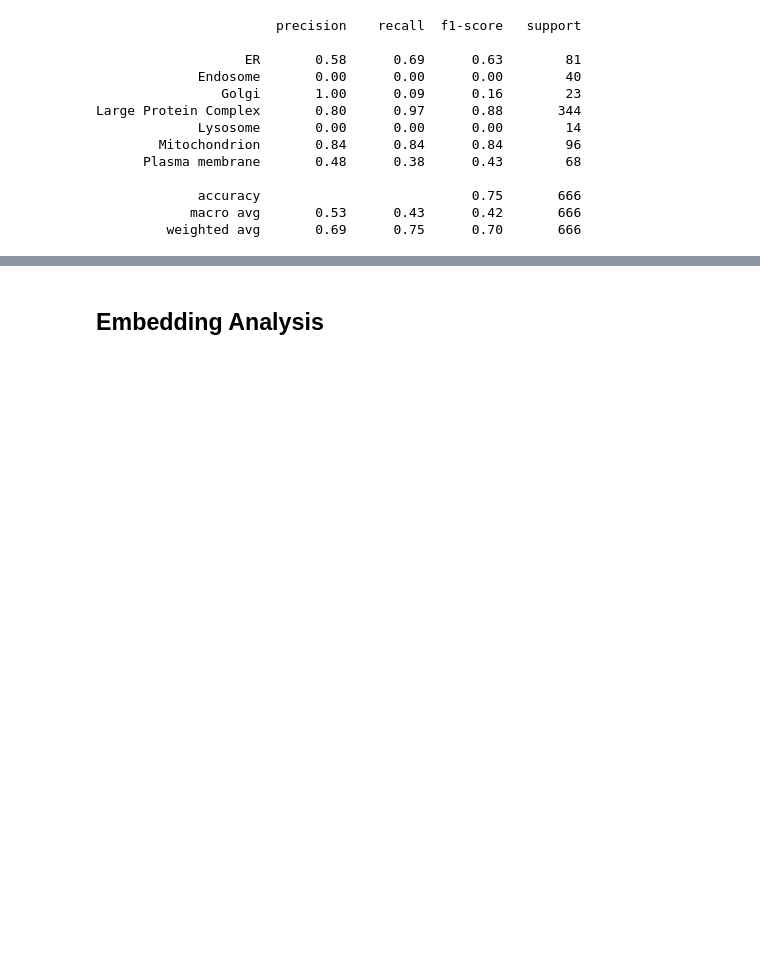
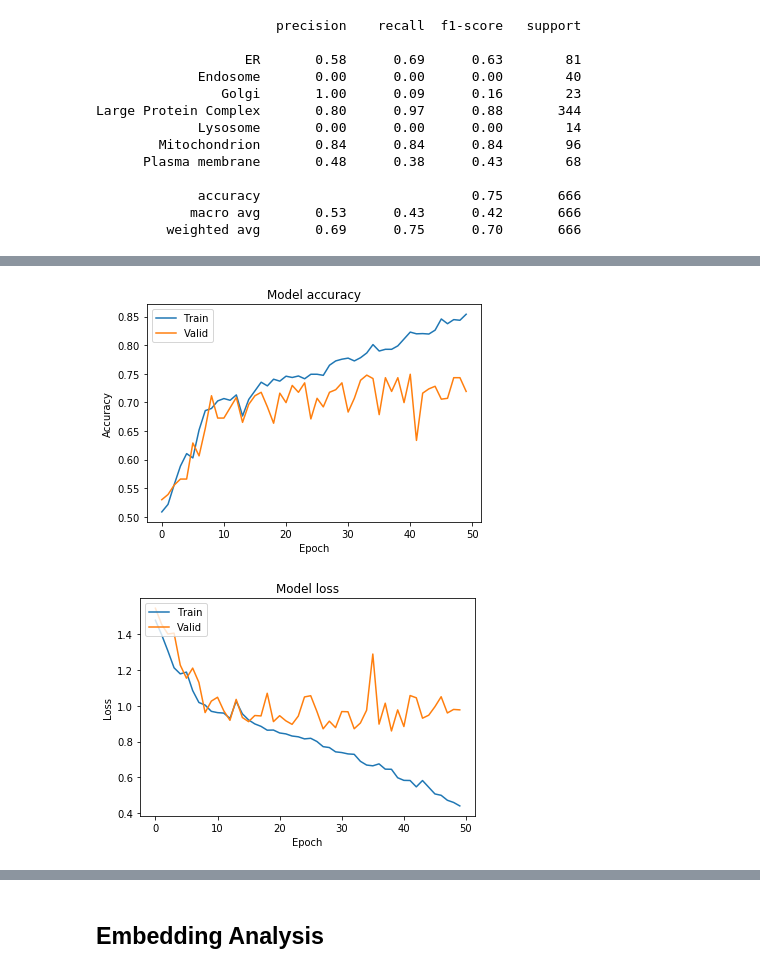
Before and after one commit to JulieRojas/Protein_Localisation_ML, a Jupyter notebook: Compartment_prediction/7Compartments/7Compartments_CNN_LSTM_optimization_seeded/7_Compartments_CNN_LSTM_attention-.ipynb, the cells around one changed output, grey strips where cells are left out. Drawn from its saved outputs; the diff is of its cells as text; code cells hidden in the pictures; blank space fills up the shorter version.

```diff
--- a/Compartment_prediction/7Compartments/7Compartments_CNN_LSTM_optimization_seeded/7_Compartments_CNN_LSTM_attention-.ipynb
+++ b/Compartment_prediction/7Compartments/7Compartments_CNN_LSTM_optimization_seeded/7_Compartments_CNN_LSTM_attention-.ipynb
@@ -535,0 +625,8 @@ Large Protein Complex       0.80      0.97      0.88       344
+# %%
+ckpt = ModelCheckpoint(filepath='models/model3_weights.hdf5', verbose=1, save_best_only=True)
+# Train, train, train
+history3 = model3.fit(x_train_pad, y_train_OH,
+                    batch_size=batch_size, epochs=50,
+                    class_weight = class_weights,
+                    validation_data=[x_valid_pad, y_valid_OH],
+                    callbacks=[ckpt])
@@ -535,0 +651,5 @@ Large Protein Complex       0.80      0.97      0.88       344
+# %%
+history_plot(history3)
+# %% [output]
+[figure, added]
+[figure, added]
```
Also changed, not shown: parts of 16 cells of this notebook, 36 other files.
